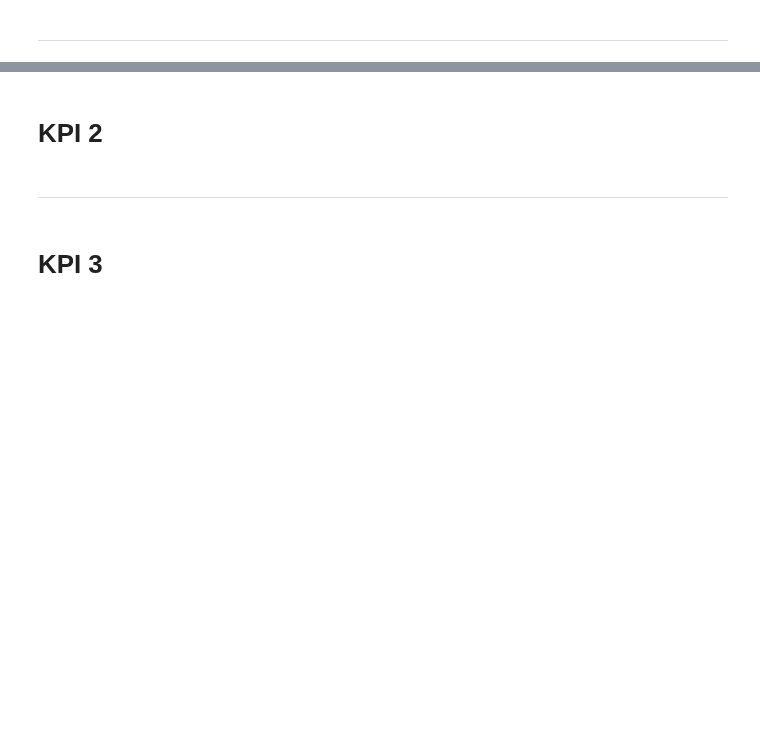
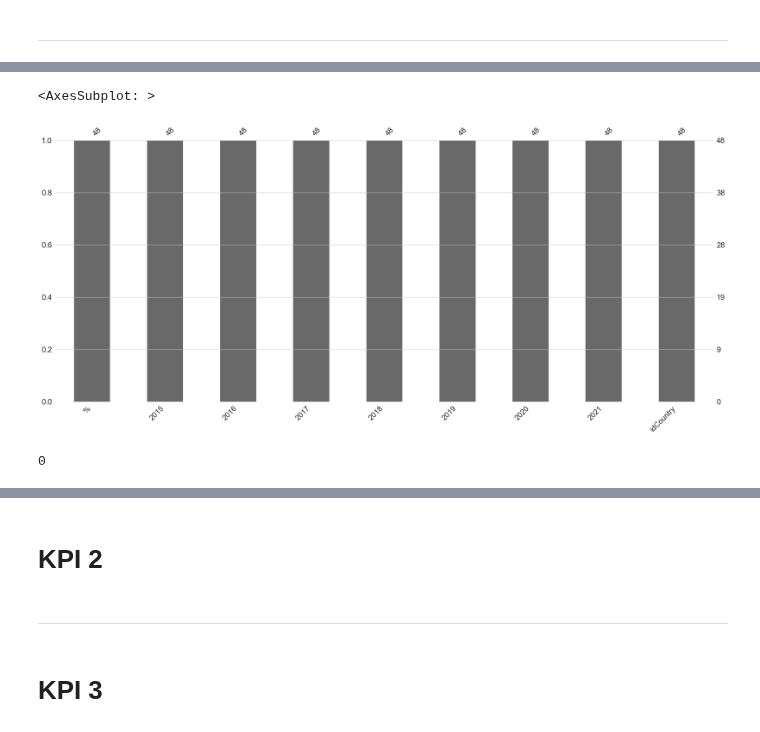
Before and after one commit to ReneRamosTrvn/alertas_sismicas, a Jupyter notebook: EDA.ipynb, the cells around one changed output, grey strips where cells are left out. Drawn from its saved outputs; the diff is of its cells as text; code cells hidden in the pictures; blank space fills up the shorter version.

Commit message:
Modificaciones en EDA del KPI 5 del PIB con el archivo GDP(1960-2021).json, se agrega parte del KPI 1 solo el archivo incremento_polizas.json

```diff
--- a/EDA.ipynb
+++ b/EDA.ipynb
@@ -383,0 +393,11 @@ df_mex
+# %%
+# # KPI 1. Aumentar la cantidad de pólizas contratadas de inmuebles
+# Para este KPI se encuentran datos de las polizas de los paises de Japon y Mexico
+#Primero la tabla de Japon: muestra los porcentajes de penetración año por año en cada estado.
+# Ingestamos el archivo json (incremento_polizas.json)
+df_kpi1 = pd.read_json("Datasets/KPI 1/incremento_polizas.json")
+
+# Observamos
+df_kpi1.sample(3)
+
+# existe información de los años 2015 al 2021 de los Estados de Japon
@@ -385,0 +452,13 @@ df_mex
+# %%
+# Observemos los valores faltantes por columna
+msno.bar(df_kpi1)
+# la información esta completa, existen 48 registros incluye totales
+# %% [output]
+<AxesSubplot: >
+[figure, added]
+# %%
+# Observamos si hay valores duplicados
+df_kpi1.duplicated().sum()
+#no hay valores duplicados
+# %% [output]
+0
```
Also changed, not shown: parts of 41 cells of this notebook.
